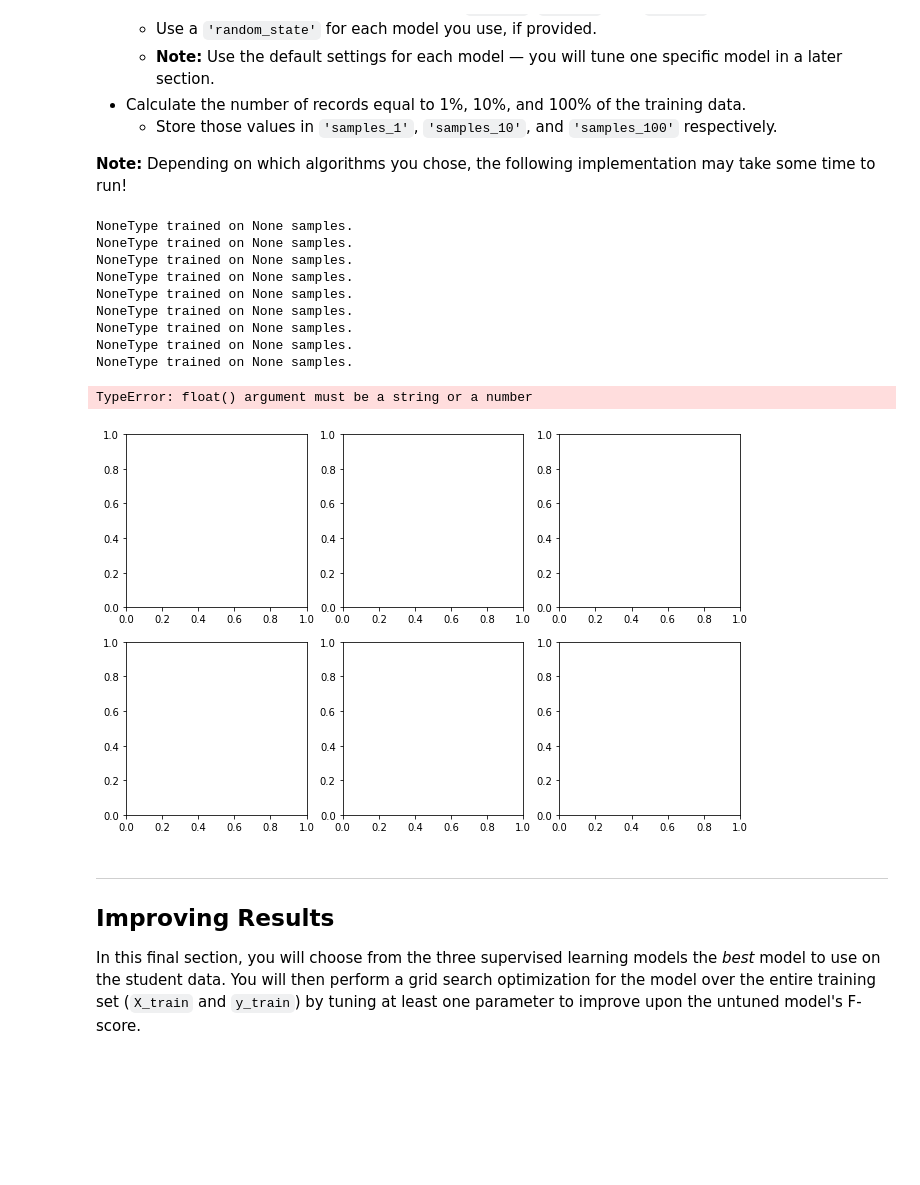
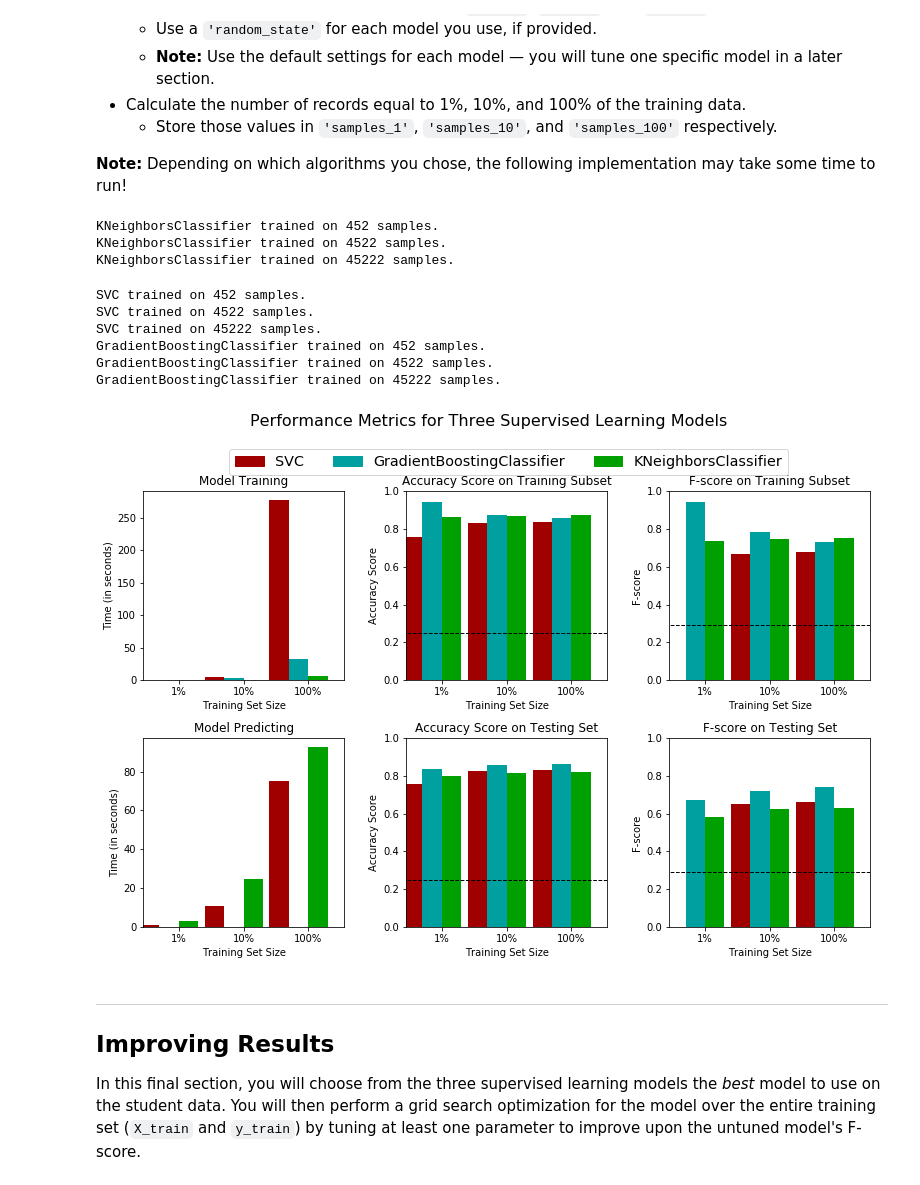
Before and after one commit to wolfman30/Udacity_finding_donors, a Jupyter notebook: finding_donors.ipynb, the cells around one changed output. Saved outputs shown, nothing was run; the diff lists cells and outputs as text; code cells hidden in the pictures; blank space fills up the shorter version.

```diff
--- a/finding_donors.ipynb
+++ b/finding_donors.ipynb
@@ -247,10 +248,10 @@ List three of the supervised learning models above that are appropriate for this
 - *What makes this model a good candidate for the problem, given what you know about the data?*
 # %%
 """Pretesting accuracy of KNN"""
-from sklearn.neighbors import KNeighborsClassifier as KN
+from sklearn.neighbors import KNeighborsClassifier as KNC
 from sklearn.metrics import accuracy_score
 start = time()
-neigh = KN()
+neigh = KNC()
 neigh.fit(X_train, y_train)
 neigh_pred = neigh.predict(X_test)
 acc = accuracy_score(neigh_pred, y_test)
@@ -266,7 +267,7 @@ Duration:2.31
 """Pretesting the accuracy and time of Linear SVM"""
 from sklearn.svm import SVC
 start = time()
-clf = SVC(kernel = 'linear')
+clf = SVC()
 clf.fit(X_train, y_train)
 pred = clf.predict(X_test)
 acc = accuracy_score(pred, y_test)
@@ -310,0 +351,11 @@ Duration: 0.22
+# %%
+from sklearn.linear_model import SGDClassifier as SC
+start = time()
+stoch = SC()
+stoch.fit(X_train, y_train)
+stoch_pred = stoch.predict(X_test)
+acc = accuracy_score(stoch_pred, y_test)
+end = time()
+print "Accuracy:{:.2f}".format(acc * 100)
+print ''
+print "Duration:{:.2f}".format((end - start)/60.0)
@@ -310,0 +366,11 @@ Duration: 0.22
+# %%
+from sklearn.naive_bayes import GaussianNB as GNB
+start = time()
+gauss = GNB()
+gauss.fit(X_train, y_train)
+gauss_pred = gauss.predict(X_test)
+acc = accuracy_score(gauss_pred, y_test)
+end = time()
+print "Accuracy:{:.2f}".format(acc * 100)
+print ''
+print "Duration:{:.2f}".format((end - start)/60.0)
@@ -433,39 +534,38 @@ In the code cell, you will need to implement the following:
 # %%
 # TODO: Import the three supervised learning models from sklearn
 
 # TODO: Initialize the three models
-clf_A = None
-clf_B = None
-clf_C = None
+clf_A = KNC()
+clf_B = SVC(random_state=40)
+clf_C = GBC()
 
 # TODO: Calculate the number of samples for 1%, 10%, and 100% of the training data
-samples_1 = None
-samples_10 = None
-samples_100 = None
+samples_1 = 452
+samples_10 = 4522
+samples_100 = 45222
 
 # Collect results on the learners
 results = {}
 for clf in [clf_A, clf_B, clf_C]:
     clf_name = clf.__class__.__name__
     results[clf_name] = {}
     for i, samples in enumerate([samples_1, samples_10, samples_100]):
         results[clf_name][i] = \
         train_predict(clf, samples, X_train, y_train, X_test, y_test)
 
 # Run metrics visualization for the three supervised learning models chosen
 vs.evaluate(results, accuracy, fscore)
 # %% [output]
-NoneType trained on None samples.
-NoneType trained on None samples.
-NoneType trained on None samples.
-NoneType trained on None samples.
-NoneType trained on None samples.
-NoneType trained on None samples.
-NoneType trained on None samples.
-NoneType trained on None samples.
-NoneType trained on None samples.
+KNeighborsClassifier trained on 452 samples.
+KNeighborsClassifier trained on 4522 samples.
+KNeighborsClassifier trained on 45222 samples.
-TypeError: float() argument must be a string or a number
+SVC trained on 452 samples.
+SVC trained on 4522 samples.
+SVC trained on 45222 samples.
+GradientBoostingClassifier trained on 452 samples.
+GradientBoostingClassifier trained on 4522 samples.
+GradientBoostingClassifier trained on 45222 samples.
-[figure, old version]
+[figure, new version]
 # %% [markdown]
 ----
 ## Improving Results
```
Also changed, not shown: parts of 19 cells of this notebook.
